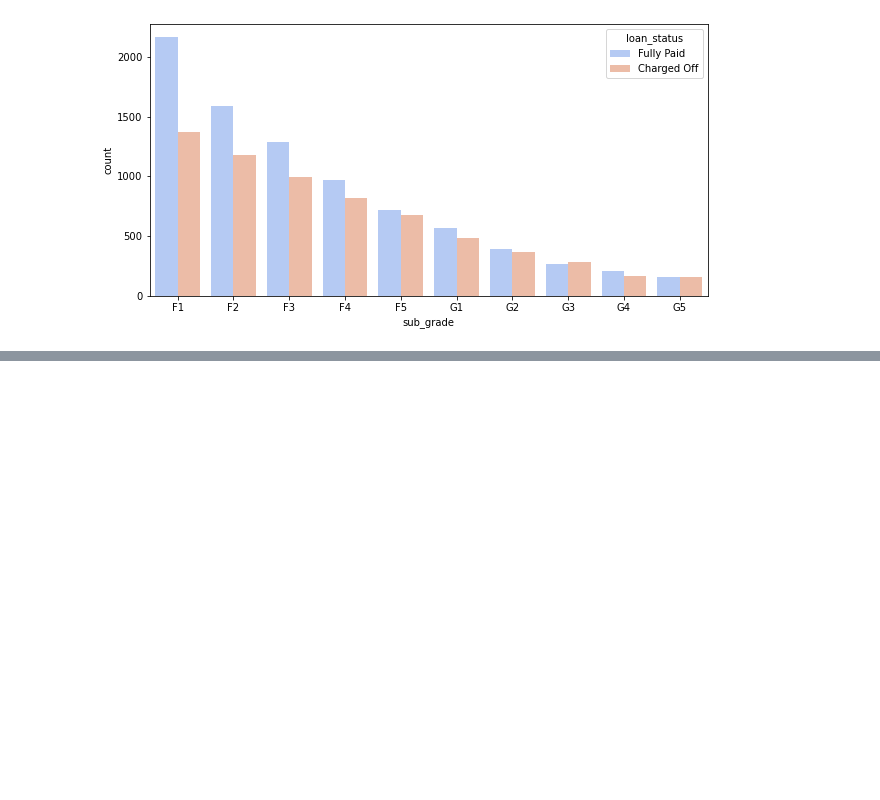
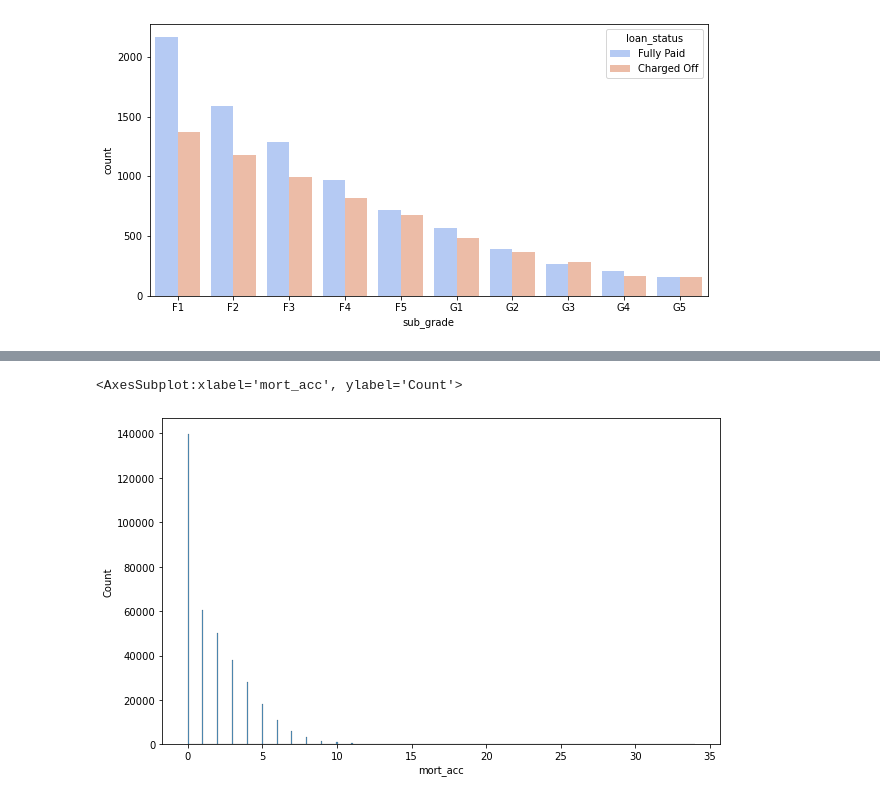
Before and after one commit to Naama000/TensorFlow-and-Keras, a Jupyter notebook: Solo Coding Keras Landing Club project.ipynb, the cells around one changed output, grey strips where cells are left out. Drawn from its saved outputs; the diff is of its cells as text; code cells hidden in the pictures; blank space fills up the shorter version.

```diff
--- a/Solo Coding Keras Landing Club project.ipynb
+++ b/Solo Coding Keras Landing Club project.ipynb
@@ -558,0 +816,2 @@ sns.countplot(data=f_g, x='sub_grade', order= f_g_order, hue = 'loan_status',pal
+# %%
+df = df.drop('emp_length', axis = 1)
@@ -558,0 +870,2 @@ sns.countplot(data=f_g, x='sub_grade', order= f_g_order, hue = 'loan_status',pal
+# %%
+df = df.drop('title', axis=1)
@@ -558,0 +946,6 @@ sns.countplot(data=f_g, x='sub_grade', order= f_g_order, hue = 'loan_status',pal
+# %%
+plt.figure(figsize=(10,6))
+sns.histplot(data = df, x = 'mort_acc')
+# %% [output]
+<AxesSubplot:xlabel='mort_acc', ylabel='Count'>
+[figure, added]
```
Also changed, not shown: parts of 59 cells of this notebook.
